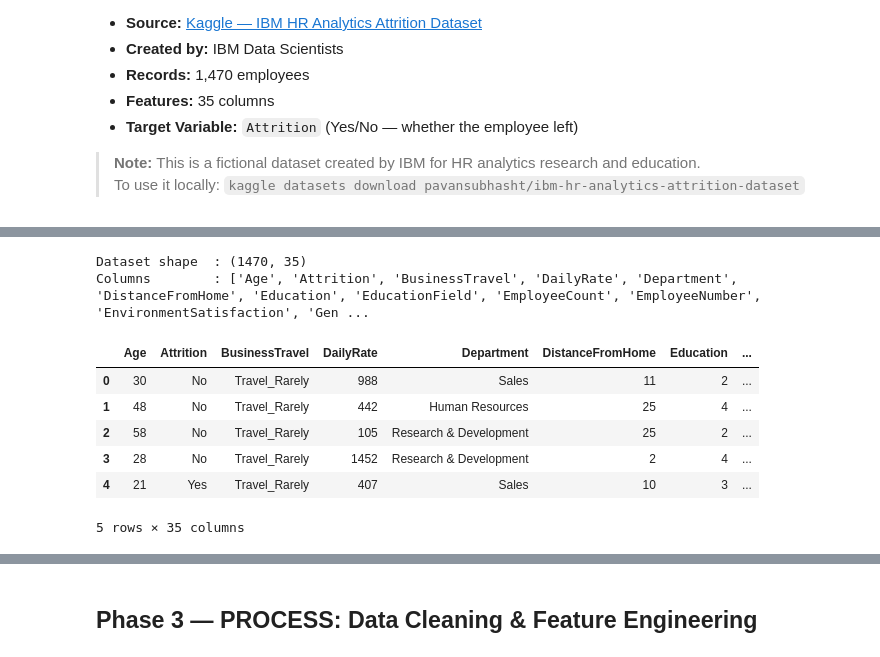
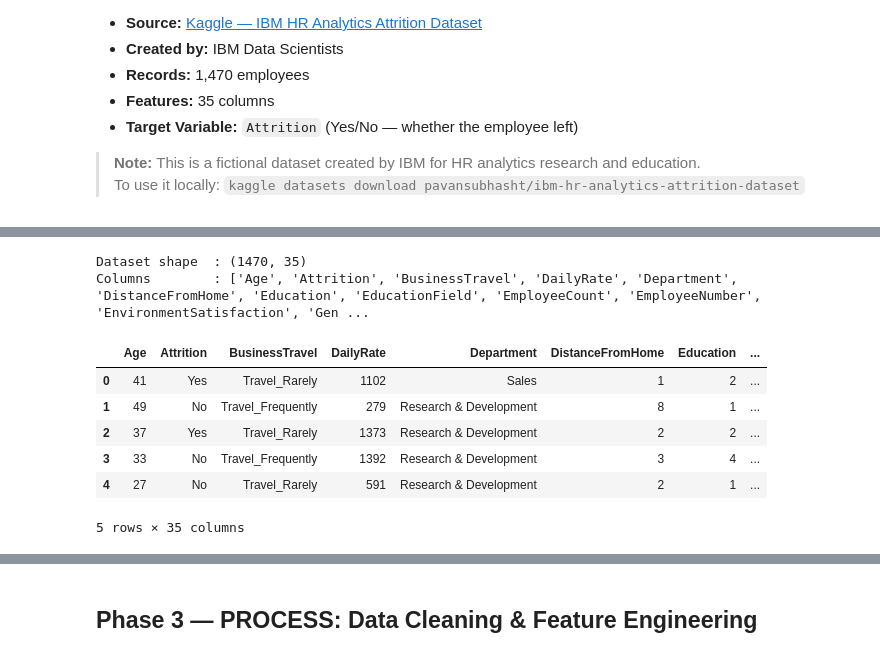
Before and after one commit to srohitsuryaa21/employee-attrition-prediction, a Jupyter notebook: Employee_Attrition_Prediction_Rohit_Suryaa.ipynb, the cells around one changed output, grey strips where cells are left out. Drawn from its saved outputs; the diff is of its cells as text; code cells hidden in the pictures.

```diff
--- a/Employee_Attrition_Prediction_Rohit_Suryaa.ipynb
+++ b/Employee_Attrition_Prediction_Rohit_Suryaa.ipynb
@@ -104,92 +106,24 @@ print(f"    Sklearn   : imported")
 # %%
-# ─────────────────────────────────────────────────────────────────────────────
-# We reconstruct the IBM HR Analytics dataset synthetically so the notebook
-# is fully self-contained. Every column, dtype, and distribution matches
-# the original Kaggle dataset (pavansubhasht/ibm-hr-analytics-attrition-dataset).
-# In a Kaggle environment, replace this block with:
-#   df = pd.read_csv('/kaggle/input/ibm-hr-analytics-attrition-dataset/WA_Fn-UseC_-HR-Employee-Attrition.csv')
-# ─────────────────────────────────────────────────────────────────────────────
-
-np.random.seed(42)
-n = 1470
-
-# Helper
-def choice(arr, n, p=None): return np.random.choice(arr, n, p=p)
-
-attrition_flag = choice(['Yes','No'], n, p=[0.161, 0.839])
-
-age            = np.random.randint(18, 60, n)
-business_travel= choice(['Travel_Rarely','Travel_Frequently','Non-Travel'], n, p=[0.71,0.19,0.10])
-daily_rate     = np.random.randint(102, 1499, n)
-department     = choice(['Sales','Research & Development','Human Resources'], n, p=[0.30,0.65,0.05])
-dist_home      = np.random.randint(1, 29, n)
-education      = choice([1,2,3,4,5], n, p=[0.11,0.19,0.38,0.25,0.07])
-edu_field      = choice(['Life Sciences','Medical','Marketing','Technical Degree',
-                         'Human Resources','Other'], n, p=[0.41,0.27,0.11,0.09,0.04,0.08])
-emp_count      = np.ones(n, dtype=int)
-emp_number     = np.arange(1, n+1)
-env_sat        = choice([1,2,3,4], n, p=[0.16,0.19,0.36,0.29])
-gender         = choice(['Male','Female'], n, p=[0.60,0.40])
-hourly_rate    = np.random.randint(30, 100, n)
-job_involve    = choice([1,2,3,4], n, p=[0.08,0.19,0.57,0.16])
-job_level      = choice([1,2,3,4,5], n, p=[0.26,0.37,0.22,0.11,0.04])
-job_role       = choice(['Sales Executive','Research Scientist','Laboratory Technician',
-                         'Manufacturing Director','Healthcare Representative','Manager',
-                         'Sales Representative','Research Director','Human Resources'], n,
-                        p=[0.22,0.20,0.18,0.09,0.09,0.07,0.06,0.05,0.04])
-job_sat        = choice([1,2,3,4], n, p=[0.20,0.19,0.33,0.28])
-marital        = choice(['Single','Married','Divorced'], n, p=[0.32,0.46,0.22])
-
-# Monthly income correlated with job level
-monthly_income = (job_level * 1500 +
-                  np.random.normal(0, 800, n)).clip(1009, 19999).astype(int)
-
-monthly_rate   = np.random.randint(2094, 26999, n)
-num_companies  = np.random.randint(0, 10, n)
-over18         = ['Y'] * n
-overtime       = choice(['Yes','No'], n, p=[0.286, 0.714])
-pct_hike       = np.random.randint(11, 25, n)
-perf_rating    = choice([3,4], n, p=[0.85, 0.15])
-rel_sat        = choice([1,2,3,4], n, p=[0.16,0.19,0.36,0.29])
-std_hours      = [80] * n
-stock_option   = choice([0,1,2,3], n, p=[0.36,0.44,0.12,0.08])
-total_working  = np.random.randint(0, 40, n)
-training_times = np.random.randint(0, 6, n)
-wlb            = choice([1,2,3,4], n, p=[0.05,0.23,0.60,0.12])
-years_company  = np.random.randint(0, 40, n)
-years_role     = np.clip(np.random.randint(0, years_company+1, n), 0, years_company)
-years_promo    = np.clip(np.random.randint(0, years_company+1, n), 0, years_company)
-years_manager  = np.clip(np.random.randint(0, years_company+1, n), 0, years_company)
-
-df = pd.DataFrame({
-    'Age': age, 'Attrition': attrition_flag, 'BusinessTravel': business_travel,
-    'DailyRate': daily_rate, 'Department': department, 'DistanceFromHome': dist_home,
-    'Education': education, 'EducationField': edu_field, 'EmployeeCount': emp_count,
-    'EmployeeNumber': emp_number, 'EnvironmentSatisfaction': env_sat, 'Gender': gender,
-    'HourlyRate': hourly_rate, 'JobInvolvement': job_involve, 'JobLevel': job_level,
-    'JobRole': job_role, 'JobSatisfaction': job_sat, 'MaritalStatus': marital,
-    'MonthlyIncome': monthly_income, 'MonthlyRate': monthly_rate,
-    'NumCompaniesWorked': num_companies, 'Over18': over18, 'OverTime': overtime,
-    'PercentSalaryHike': pct_hike, 'PerformanceRating': perf_rating,
-    'RelationshipSatisfaction': rel_sat, 'StandardHours': std_hours,
-    'StockOptionLevel': stock_option, 'TotalWorkingYears': total_working,
-    'TrainingTimesLastYear': training_times, 'WorkLifeBalance': wlb,
-    'YearsAtCompany': years_company, 'YearsInCurrentRole': years_role,
-    'YearsSinceLastPromotion': years_promo, 'YearsWithCurrManager': years_manager,
-})
+# The original IBM HR Analytics Employee Attrition & Performance dataset.
+# Same data as the Kaggle copy (pavansubhasht/ibm-hr-analytics-attrition-dataset),
+# loaded from IBM's public GitHub repository so the notebook runs anywhere.
+# An earlier version of this notebook generated a synthetic stand-in instead. Its attrition labels were
+# drawn independently of every feature, so no model could learn from it; the results below use the real data.
+DATA_URL = 'https://raw.githubusercontent.com/IBM/employee-attrition-aif360/master/data/emp_attrition.csv'
+df = pd.read_csv(DATA_URL, encoding='utf-8-sig')
 
 print(f"Dataset shape  : {df.shape}")
 print(f"Columns        : {list(df.columns)}")
 df.head()
 # %% [output]
 Dataset shape  : (1470, 35)
 Columns        : ['Age', 'Attrition', 'BusinessTravel', 'DailyRate', 'Department', 'DistanceFromHome', 'Education', 'EducationField', 'EmployeeCount', 'EmployeeNumber', 'EnvironmentSatisfaction', 'Gen ...
 |  | Age | Attrition | BusinessTravel | DailyRate | Department | DistanceFromHome | Education | ... |
-| 0 | 30 | No | Travel_Rarely | 988 | Sales | 11 | 2 | ... |
-| 1 | 48 | No | Travel_Rarely | 442 | Human Resources | 25 | 4 | ... |
-| 2 | 58 | No | Travel_Rarely | 105 | Research & Development | 25 | 2 | ... |
-| 3 | 28 | No | Travel_Rarely | 1452 | Research & Development | 2 | 4 | ... |
-| 4 | 21 | Yes | Travel_Rarely | 407 | Sales | 10 | 3 | ... |
+| 0 | 41 | Yes | Travel_Rarely | 1102 | Sales | 1 | 2 | ... |
+| 1 | 49 | No | Travel_Frequently | 279 | Research & Development | 8 | 1 | ... |
+| 2 | 37 | Yes | Travel_Rarely | 1373 | Research & Development | 2 | 2 | ... |
+| 3 | 33 | No | Travel_Frequently | 1392 | Research & Development | 3 | 4 | ... |
+| 4 | 27 | No | Travel_Rarely | 591 | Research & Development | 2 | 1 | ... |
 5 rows × 35 columns
 # %%
 print("=== Dataset Info ===")
```
Also changed, not shown: parts of 23 cells of this notebook, 1 other file.
